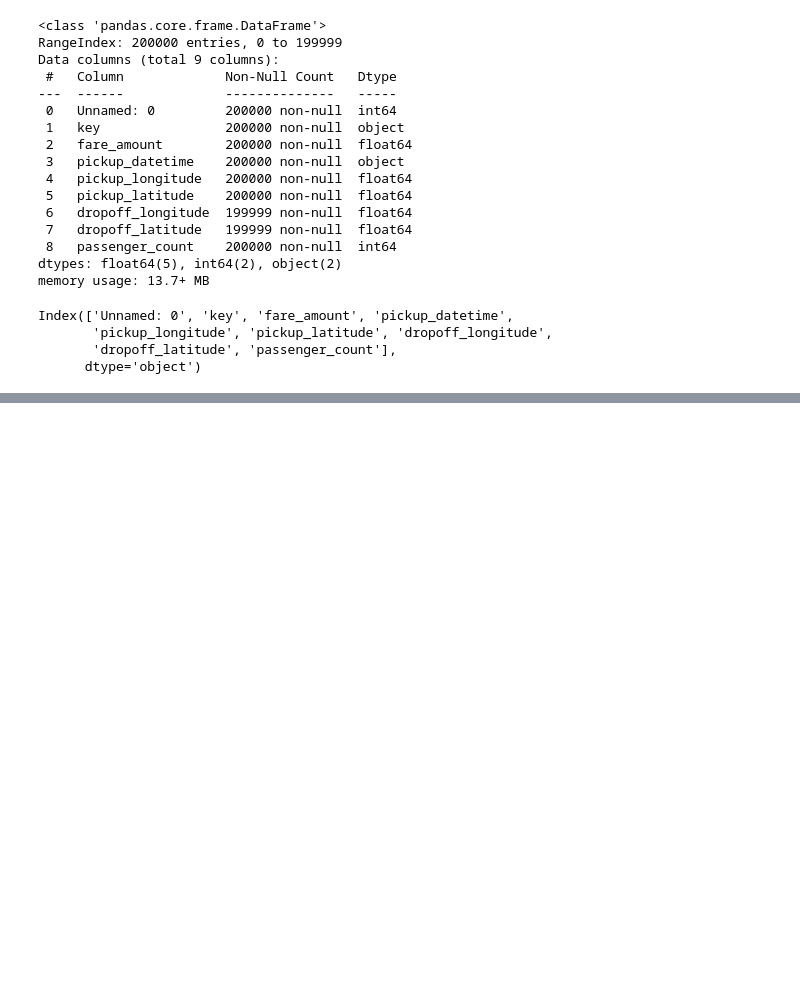
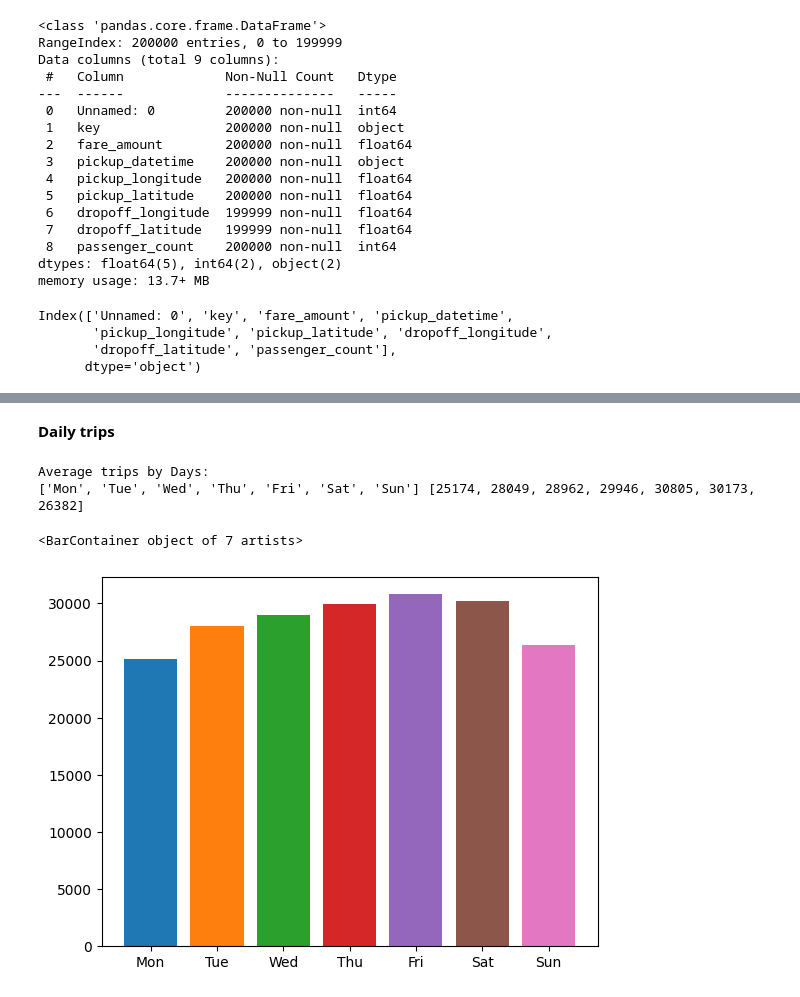
Before and after one commit to GauravAmbekar12/Uber_User_price_predition, a Jupyter notebook: file.ipynb, the cells around one changed output, grey strips where cells are left out. Drawn from its saved outputs; the diff is of its cells as text; code cells hidden in the pictures; blank space fills up the shorter version.

```diff
--- a/file.ipynb
+++ b/file.ipynb
@@ -65,0 +202,22 @@ import matplotlib.pyplot as plt
+# %% [markdown]
+**Daily trips**
+# %%
+no_of_trips = []
+day = ['Mon', 'Tue', 'Wed', 'Thu', 'Fri', 'Sat', 'Sun']
+
+colors = ['#1f77b4', '#ff7f0e', '#2ca02c', '#d62728', '#9467bd',
+          '#8c564b', '#e377c2', '#7f7f7f', '#bcbd22', '#17becf']
+
+for i in range(0, 7):
+    x = df.loc[df['Day of Week_num'] == i, 'counter'].sum()
+    no_of_trips.append(x)
+
+print("Average trips by Days: ")
+print(day, no_of_trips)
+
+plt.bar(day, no_of_trips, color=colors)
+# %% [output]
+Average trips by Days:
+['Mon', 'Tue', 'Wed', 'Thu', 'Fri', 'Sat', 'Sun'] [25174, 28049, 28962, 29946, 30805, 30173, 26382]
+<BarContainer object of 7 artists>
+[figure, added]
```
Also changed, not shown: parts of 57 cells of this notebook.
